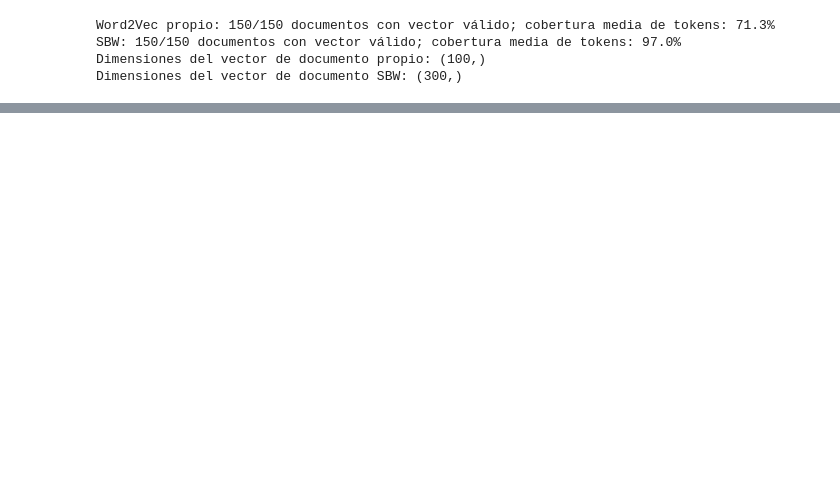
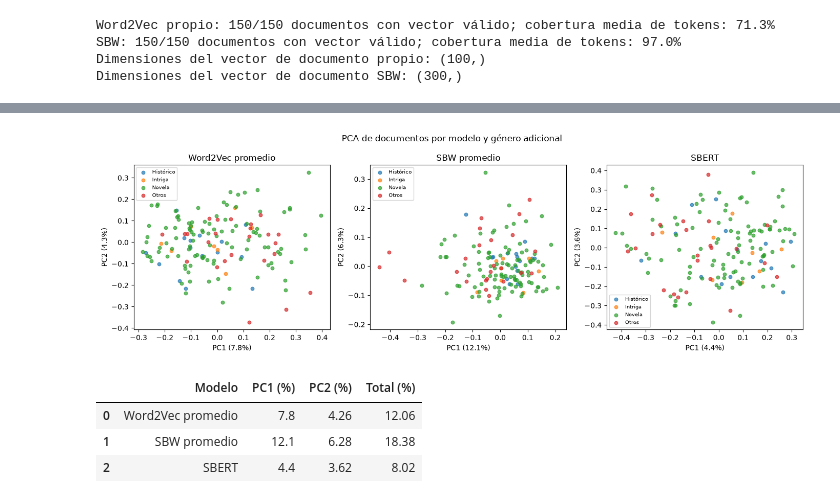
Before and after one commit to manuelibarbia/NLP_Ayala_Cerana_Colombo_Ibarbia, a Jupyter notebook: notebooks/TP2_ayala_cerana_colombo_ibarbia.ipynb, the cells around one changed output, grey strips where cells are left out. Cells and saved outputs as stored; diff of their text form; code cells hidden in the pictures; blank space fills up the shorter version.

```diff
--- a/notebooks/TP2_ayala_cerana_colombo_ibarbia.ipynb
+++ b/notebooks/TP2_ayala_cerana_colombo_ibarbia.ipynb
@@ -441,0 +444,48 @@ Consulta: relatos sobre la superación del dolor y la pérdida
+# %%
+from sklearn.decomposition import PCA
+
+# Se asigna a cada libro su primer género adicional; los géneros raros se agrupan.
+def primer_genero_adicional(valor):
+    generos_libro = [g.strip() for g in str(valor).split(',') if g.strip()]
+    return next((g for g in generos_libro if g.lower() != 'drama'), 'Solo Drama')
+
+generos_pca = df['generos'].apply(primer_genero_adicional)
+frecuencias_genero = generos_pca.value_counts()
+generos_grafico = generos_pca.apply(
+    lambda genero: genero if frecuencias_genero[genero] >= 8 else 'Otros'
+)
+
+fig, ejes = plt.subplots(1, 3, figsize=(14, 4.5))
+resumen_pca = []
+for eje, (nombre, matriz) in zip(ejes, matrices_doc.items()):
+    modelo_pca = PCA(n_components=2, random_state=42)
+    coordenadas = modelo_pca.fit_transform(matriz)
+    varianza = modelo_pca.explained_variance_ratio_
+    resumen_pca.append({
+        'Modelo': nombre,
+        'PC1 (%)': float(varianza[0] * 100),
+        'PC2 (%)': float(varianza[1] * 100),
+        'Total (%)': float(varianza.sum() * 100),
+    })
+    for genero in sorted(generos_grafico.unique()):
+        mascara = generos_grafico.iloc[indices_comunes].to_numpy() == genero
+        eje.scatter(
+            coordenadas[mascara, 0], coordenadas[mascara, 1],
+            s=22, alpha=0.7, label=genero,
+        )
+    eje.set_title(nombre)
+    eje.set_xlabel(f'PC1 ({varianza[0]:.1%})')
+    eje.set_ylabel(f'PC2 ({varianza[1]:.1%})')
+    eje.legend(fontsize=7, loc='best')
+fig.suptitle('PCA de documentos por modelo y género adicional')
+fig.tight_layout()
+plt.show()
+
+tabla_pca = pd.DataFrame(resumen_pca)
+display(tabla_pca.round(2))
+# %% [output]
+[figure, added]
+|  | Modelo | PC1 (%) | PC2 (%) | Total (%) |
+| 0 | Word2Vec promedio | 7.8 | 4.26 | 12.06 |
+| 1 | SBW promedio | 12.1 | 6.28 | 18.38 |
+| 2 | SBERT | 4.4 | 3.62 | 8.02 |
```
Also changed, not shown: parts of 42 cells of this notebook.
